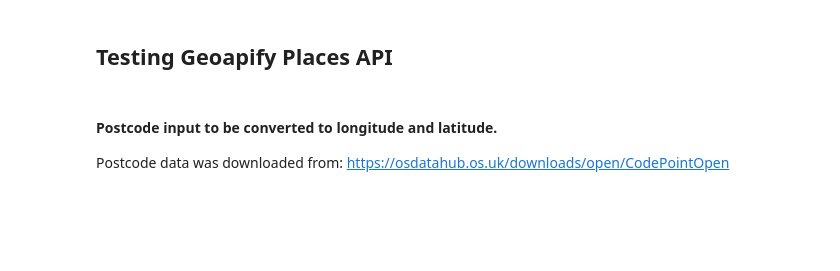
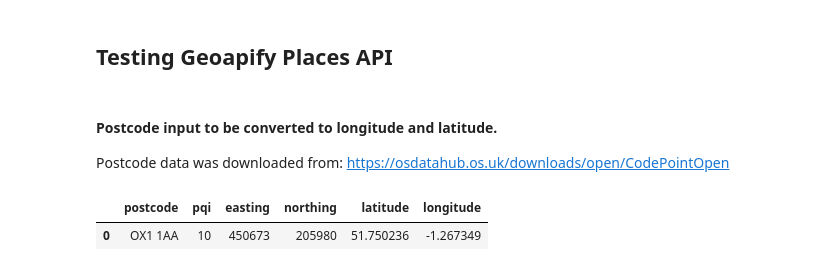
Before and after one commit to nweerasuriya/HolidayPlanner, a Jupyter notebook: workflows/geoapify_test.ipynb, the cells around one changed output. Drawn from its saved outputs; the diff is of its cells as text; code cells hidden in the pictures; blank space fills up the shorter version.

```diff
--- a/workflows/geoapify_test.ipynb
+++ b/workflows/geoapify_test.ipynb
@@ -17,27 +18,30 @@ Postcode data was downloaded from: https://osdatahub.os.uk/downloads/open/CodePo
 # %%
 postcode_path = '../data/postcode_data/Data/'
 # create function for getting postcode data
 def get_postcode_data(input_postcode: str, postcode_path) -> pd.DataFrame:
     """Get postcode data from postcode csv files"""
     # Check if postcode starts with two or one letters
     if input_postcode[:2].isalpha() == True:
         # match first two letters of postcode to file
         postcode_file = postcode_path + input_postcode[:2] + '.csv'
     else:
         # match first letter of postcode to file
         postcode_file = postcode_path + input_postcode[0] + '.csv'
     # read in file
     postcode_df = pd.read_csv(postcode_file, names=['postcode', 'pqi', 'easting', 'northing'], header=None, usecols=[0, 1, 2, 3])
     #filter to input postcode
     postcode_df = postcode_df[postcode_df['postcode'] == input_postcode]
     # convert easting and northing to longitude and latitude
-    postcode_df['longitude'], postcode_df['latitude'] = convert_easting_northing_to_long_lat(postcode_df['easting'].iloc[0], postcode_df['northing'].iloc[0])
+    postcode_df['latitude'], postcode_df['longitude'] = convert_easting_northing_to_long_lat(postcode_df['easting'].iloc[0], postcode_df['northing'].iloc[0])
     return postcode_df
 
 # test function
 postcode = 'OX1 1AA'
 post_df = get_postcode_data(postcode, postcode_path)
 post_df
+# %% [output]
+|  | postcode | pqi | easting | northing | latitude | longitude |
+| 0 | OX1 1AA | 10 | 450673 | 205980 | 51.750236 | -1.267349 |
 # %%
 importlib.reload(sys.modules['src.geoapify_api'])
 lat = post_df['latitude'].iloc[0]
```
Also changed, not shown: parts of 6 cells of this notebook, 2 other files.
